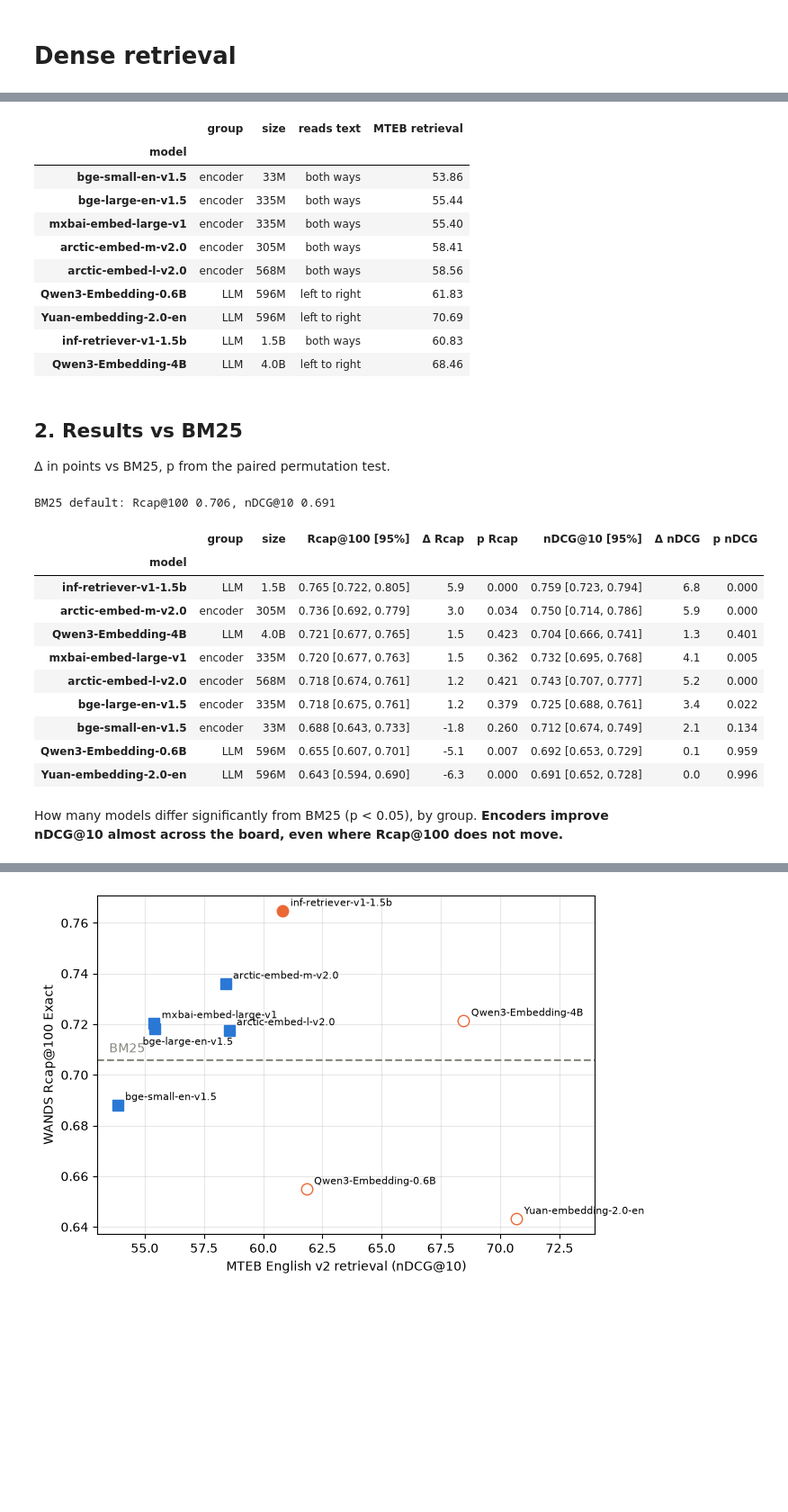
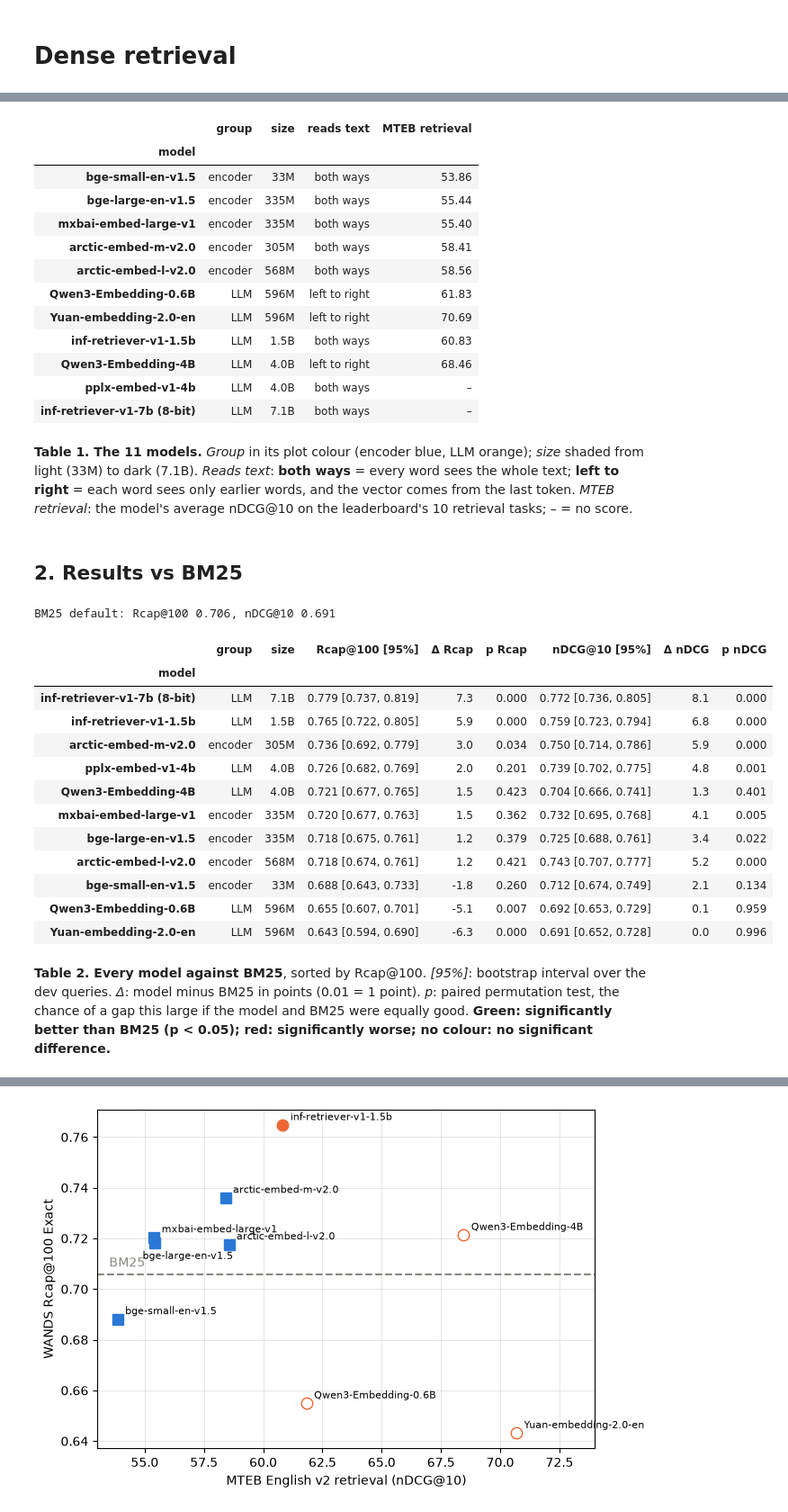
Before and after one commit to OlleOltorp/llm-product-search, a Jupyter notebook: notebooks/04_dense.ipynb, the cells around one changed output, grey strips where cells are left out. Shown at 90% size. Drawn from its saved outputs; the diff is of its cells as text; code cells hidden in the pictures; blank space fills up the shorter version.

```diff
--- a/notebooks/04_dense.ipynb
+++ b/notebooks/04_dense.ipynb
@@ -9,4 +9,6 @@
 # %%
+import math
+
 import matplotlib.pyplot as plt
 import pandas as pd
 
@@ -27,10 +29,13 @@ MODELS = {
     "dense_yuan_06b": ("Yuan-embedding-2.0-en", "LLM", "596M", "left to right", 70.69),
     "dense_inf_15b": ("inf-retriever-v1-1.5b", "LLM", "1.5B", "both ways", 60.83),
     "dense_qwen3_4b": ("Qwen3-Embedding-4B", "LLM", "4.0B", "left to right", 68.46),
+    "dense_pplx_4b": ("pplx-embed-v1-4b", "LLM", "4.0B", "both ways", None),
+    "dense_inf_7b": ("inf-retriever-v1-7b (8-bit)", "LLM", "7.1B", "both ways", None),
 }
 RUNS = [BASELINE, *MODELS]
 LABELS = {BASELINE: "BM25 default"} | {run: m[0] for run, m in MODELS.items()}
 COLOURS = {"encoder": "#2a78d6", "LLM": "#eb6834"}
+GREEN, RED = "#d6f0d6", "#f7d4d4"
 MARKERS = {"encoder": "s", "LLM": "o"}
 
 summary = {run: read_json(RUNS_DIR / run / "metrics_dev.json") for run in RUNS}
@@ -48,6 +53,24 @@ def compare(a: str, b: str, metric: str) -> tuple[float, float]:
 
 def p_text(p: float) -> str:
     return "p<0.001" if p < 0.001 else f"p={p:.3f}"
+
+
+def group_style(group: str) -> str:
+    """Group name in its plot colour."""
+    return f"color: {COLOURS[group]}; font-weight: bold"
+
+
+def size_style(size: str) -> str:
+    """Purple shade by parameter count on a log scale, 33M light to 7B dark."""
+    params = float(size[:-1]) * (1e9 if size.endswith("B") else 1e6)
+    share = (math.log10(params) - 7.5) / (9.9 - 7.5)
+    r, g, b, _ = plt.cm.Purples(0.1 + 0.55 * share)
+    return f"background-color: rgb({r * 255:.0f}, {g * 255:.0f}, {b * 255:.0f})"
+
+
+def style_models(table: pd.DataFrame) -> "pd.io.formats.style.Styler":
+    """Colour the group and size columns of a model table."""
+    return table.style.map(group_style, subset=["group"]).map(size_style, subset=["size"])
 # %% [markdown]
 ## 1. How the models were chosen
 
@@ -58,11 +83,10 @@ From the **MTEB English v2 leaderboard**: open weights, under 6B parameters, at
 Same product text as BM25 (name, categories, category path, description), cut at 512 tokens; each model's own query prompt; exact search.
 # %%
-display(
-    pd.DataFrame(
-        [(m[0], m[1], m[2], m[3], m[4]) for m in MODELS.values()],
-        columns=["model", "group", "size", "reads text", "MTEB retrieval"],
-    ).set_index("model")
-)
+models_table = pd.DataFrame(
+    [(m[0], m[1], m[2], m[3], m[4]) for m in MODELS.values()],
+    columns=["model", "group", "size", "reads text", "MTEB retrieval"],
+).set_index("model")
+display(style_models(models_table).format(na_rep="–", precision=2))
 # %% [output]
 |  | group | size | reads text | MTEB retrieval |
 | model |  |  |  |  |
@@ -75,50 +99,67 @@ display(
 | Yuan-embedding-2.0-en | LLM | 596M | left to right | 70.69 |
 | inf-retriever-v1-1.5b | LLM | 1.5B | both ways | 60.83 |
 | Qwen3-Embedding-4B | LLM | 4.0B | left to right | 68.46 |
+| pplx-embed-v1-4b | LLM | 4.0B | both ways | – |
+| inf-retriever-v1-7b (8-bit) | LLM | 7.1B | both ways | – |
+# %% [markdown]
+**Table 1. The 11 models.** *Group* in its plot colour (encoder blue, LLM orange); *size* shaded from light (33M) to dark (7.1B). *Reads text*: **both ways** = every word sees the whole text; **left to right** = each word sees only earlier words, and the vector comes from the last token. *MTEB retrieval*: the model's average nDCG@10 on the leaderboard's 10 retrieval tasks; – = no score.
 # %% [markdown]
 ## 2. Results vs BM25
-
-Δ in points vs BM25, p from the paired permutation test.
 # %%
 rows = []
 for run, (label, group, size, *_) in MODELS.items():
     rcap, ndcg = summary[run]["Rcap@100_exact"], summary[run]["nDCG@10"]
     d_rcap, p_rcap = compare(BASELINE, run, "Rcap@100_exact")
     d_ndcg, p_ndcg = compare(BASELINE, run, "nDCG@10")
     rows.append(
         {
             "model": label,
             "group": group,
             "size": size,
             "Rcap@100 [95%]": f"{rcap['mean']:.3f} [{rcap['low']:.3f}, {rcap['high']:.3f}]",
             "Δ Rcap": d_rcap,
             "p Rcap": p_rcap,
             "nDCG@10 [95%]": f"{ndcg['mean']:.3f} [{ndcg['low']:.3f}, {ndcg['high']:.3f}]",
             "Δ nDCG": d_ndcg,
             "p nDCG": p_ndcg,
         }
     )
 b = summary[BASELINE]
 print(
     f"BM25 default: Rcap@100 {b['Rcap@100_exact']['mean']:.3f}, nDCG@10 {b['nDCG@10']['mean']:.3f}"
 )
 results = pd.DataFrame(rows).sort_values("Δ Rcap", ascending=False).set_index("model")
-display(results)
+
+
+def significance_colours(row: pd.Series) -> list[str]:
+    """Green for significantly better than BM25, red for significantly worse."""
+    styles = pd.Series("", index=row.index)
+    for metric in ["Rcap", "nDCG"]:
+        if row[f"p {metric}"] < RULE_P:
+            colour = GREEN if row[f"Δ {metric}"] > 0 else RED
+            styles[[f"Δ {metric}", f"p {metric}"]] = f"background-color: {colour}"
+    return styles.tolist()
+
+
+NUMBER_FORMATS = {"Δ Rcap": "{:.1f}", "p Rcap": "{:.3f}", "Δ nDCG": "{:.1f}", "p nDCG": "{:.3f}"}
+display(style_models(results).apply(significance_colours, axis=1).format(NUMBER_FORMATS))
 # %% [output]
 BM25 default: Rcap@100 0.706, nDCG@10 0.691
 |  | group | size | Rcap@100 [95%] | Δ Rcap | p Rcap | nDCG@10 [95%] | Δ nDCG | p nDCG |
 | model |  |  |  |  |  |  |  |  |
+| inf-retriever-v1-7b (8-bit) | LLM | 7.1B | 0.779 [0.737, 0.819] | 7.3 | 0.000 | 0.772 [0.736, 0.805] | 8.1 | 0.000 |
 | inf-retriever-v1-1.5b | LLM | 1.5B | 0.765 [0.722, 0.805] | 5.9 | 0.000 | 0.759 [0.723, 0.794] | 6.8 | 0.000 |
 | arctic-embed-m-v2.0 | encoder | 305M | 0.736 [0.692, 0.779] | 3.0 | 0.034 | 0.750 [0.714, 0.786] | 5.9 | 0.000 |
+| pplx-embed-v1-4b | LLM | 4.0B | 0.726 [0.682, 0.769] | 2.0 | 0.201 | 0.739 [0.702, 0.775] | 4.8 | 0.001 |
 | Qwen3-Embedding-4B | LLM | 4.0B | 0.721 [0.677, 0.765] | 1.5 | 0.423 | 0.704 [0.666, 0.741] | 1.3 | 0.401 |
 | mxbai-embed-large-v1 | encoder | 335M | 0.720 [0.677, 0.763] | 1.5 | 0.362 | 0.732 [0.695, 0.768] | 4.1 | 0.005 |
+| bge-large-en-v1.5 | encoder | 335M | 0.718 [0.675, 0.761] | 1.2 | 0.379 | 0.725 [0.688, 0.761] | 3.4 | 0.022 |
 | arctic-embed-l-v2.0 | encoder | 568M | 0.718 [0.674, 0.761] | 1.2 | 0.421 | 0.743 [0.707, 0.777] | 5.2 | 0.000 |
-| bge-large-en-v1.5 | encoder | 335M | 0.718 [0.675, 0.761] | 1.2 | 0.379 | 0.725 [0.688, 0.761] | 3.4 | 0.022 |
 | bge-small-en-v1.5 | encoder | 33M | 0.688 [0.643, 0.733] | -1.8 | 0.260 | 0.712 [0.674, 0.749] | 2.1 | 0.134 |
 | Qwen3-Embedding-0.6B | LLM | 596M | 0.655 [0.607, 0.701] | -5.1 | 0.007 | 0.692 [0.653, 0.729] | 0.1 | 0.959 |
 | Yuan-embedding-2.0-en | LLM | 596M | 0.643 [0.594, 0.690] | -6.3 | 0.000 | 0.691 [0.652, 0.728] | 0.0 | 0.996 |
-# %% [markdown]
-How many models differ significantly from BM25 (p < 0.05), by group. **Encoders improve nDCG@10 almost across the board, even where Rcap@100 does not move.**
+# %% [markdown]
+**Table 2. Every model against BM25**, sorted by Rcap@100. *[95%]*: bootstrap interval over the dev queries. *Δ*: model minus BM25 in points (0.01 = 1 point). *p*: paired permutation test, the chance of a gap this large if the model and BM25 were equally good. **Green: significantly better than BM25 (p < 0.05); red: significantly worse; no colour: no significant difference.**
 # %%
 counts = []
 for metric in ["Rcap", "nDCG"]:
```
Also changed, not shown: parts of 26 cells of this notebook, 4 other files.
